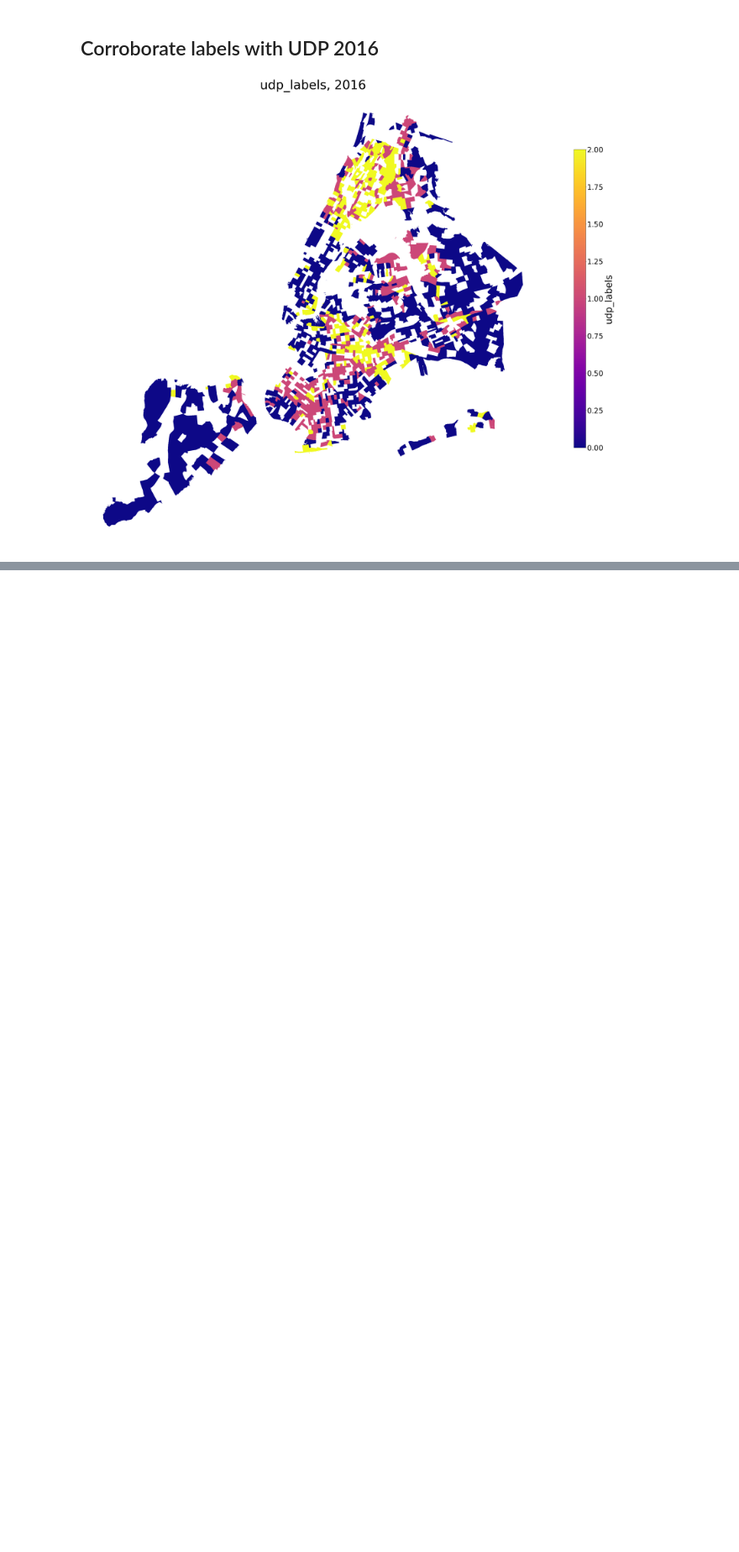
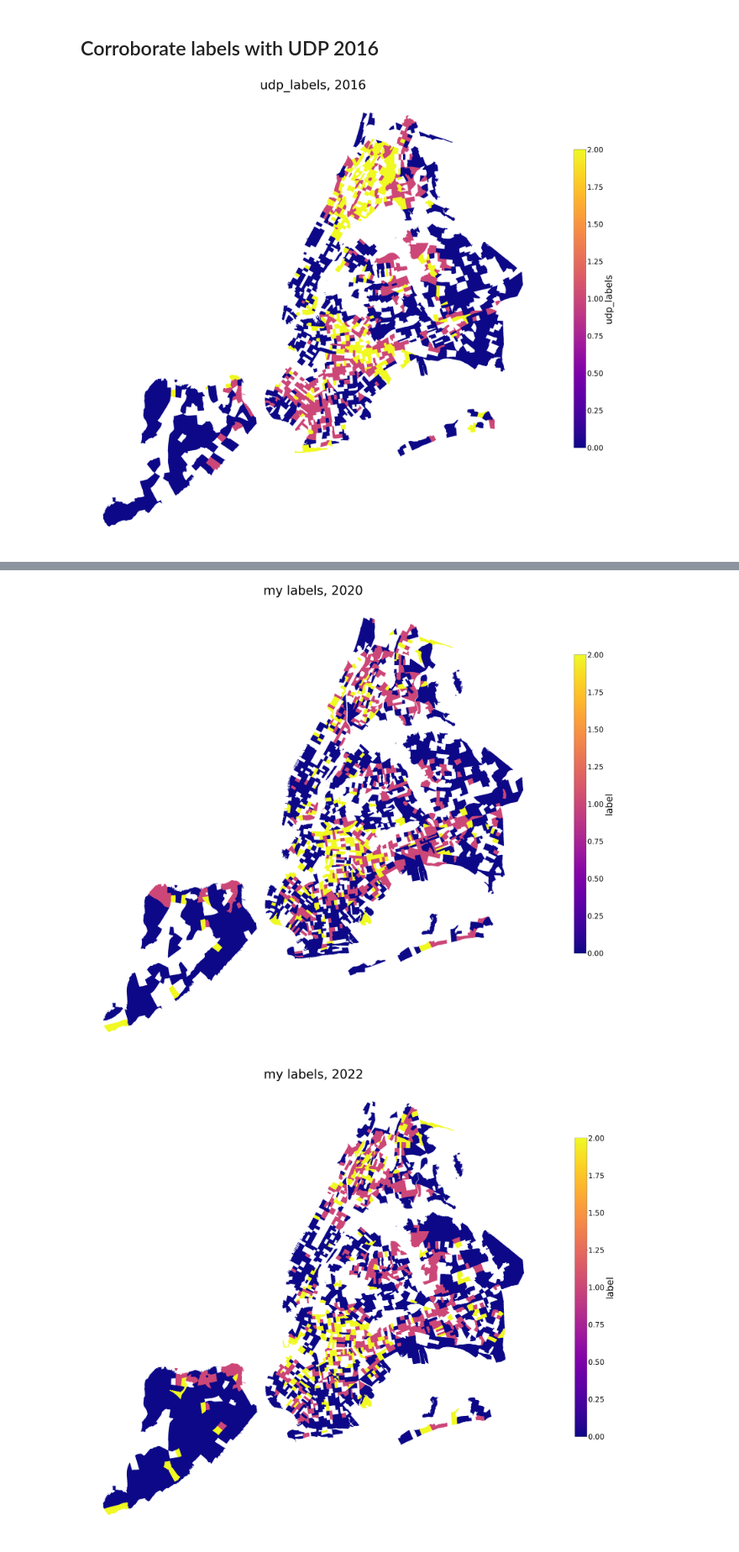
Before and after one commit to khyateed/forecasting-gentrification-nyc, a Jupyter notebook: labeling.ipynb, the cells around one changed output, grey strips where cells are left out. Shown at 84% size. Cells and saved outputs as stored; diff of their text form; code cells hidden in the pictures; blank space fills up the shorter version.

Commit message:
finished labeling 2022 and 2020

```diff
--- a/labeling.ipynb
+++ b/labeling.ipynb
@@ -93,10 +76,0 @@ df['vulnerable_2010'] = np.where(df.full_tract.isin(vul_tracts_2010), 1,0)
-# %%
-# Identify Gentrified Tracts
-gent_tracts_df_20 = find_gentrified_tracts(df, 2020)
-gent_tracts_20 = gent_tracts_df_20[gent_tracts_df_20['gentrified_2020']==1]['GEOID']
-df['gentrified_2020'] = np.where(df.GEOID.isin(gent_tracts_20), 1,0)
-# %%
-# Create label based on vulnerable and gentrified tracts
-df['label'] = np.select([df['gentrified_2020']==1, ((df['gentrified_2020']==0) & (df['vulnerable_2010']==0)), ((df['gentrified_2020']==0) & (df['vulnerable_2010']==1))],
-                      [2,0,1],
-                      -1)
@@ -128,0 +105,23 @@ choropleth(udp_df, 'udp_labels', ['2016'], cmap='plasma')
+# %%
+def construct_labels(df, yr_vulnerable, yr_gentrified):
+    temp_df = df.copy()
+
+    # Identify Vulnerable Tracts
+    vul_tracts_df = find_vulnerable_tracts(temp_df, yr_vulnerable)
+    vul_tracts = vul_tracts_df[vul_tracts_df['vulnerable']==1]['full_tract']
+    temp_df['vulnerable'] = np.where(temp_df.full_tract.isin(vul_tracts), 1,0)
+
+    # Identify Gentrified Tracts
+    gent_tracts_df = find_gentrified_tracts(temp_df, yr_gentrified)
+    gent_tracts = gent_tracts_df[gent_tracts_df['gentrified']==1]['GEOID']
+    temp_df['gentrified'] = np.where(temp_df.GEOID.isin(gent_tracts), 1,0)
+
+    # Create label based on vulnerable and gentrified tracts
+    temp_df['label'] = np.select([temp_df['gentrified']==1, ((temp_df['gentrified']==0) &
+                                                             (temp_df['vulnerable']==0)), ((temp_df['gentrified']==0) & (temp_df['vulnerable']==1))],
+                      [2,0,1],
+                      -1)
+    return temp_df
+# %%
+labels_2020 = construct_labels(df, '2010','2020')
+labels_2022 = construct_labels(df, '2012','2022')
@@ -128,0 +131,6 @@ choropleth(udp_df, 'udp_labels', ['2016'], cmap='plasma')
+# %%
+choropleth(labels_2020, 'label', ['2020'], cmap='plasma', title='my labels')
+choropleth(labels_2022, 'label', ['2022'], cmap='plasma', title='my labels')
+# %% [output]
+[figure, added]
+[figure, added]
```
Also changed, not shown: parts of 7 cells of this notebook.
